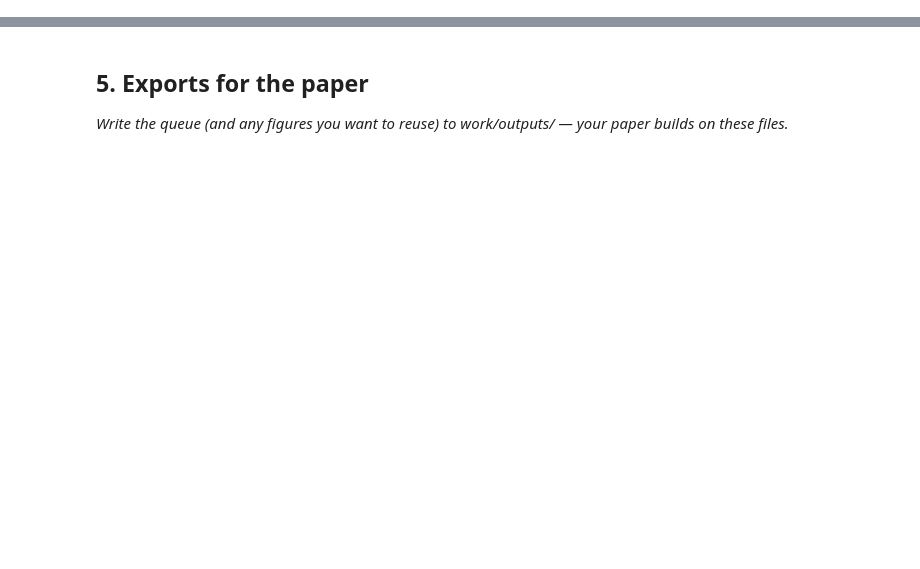
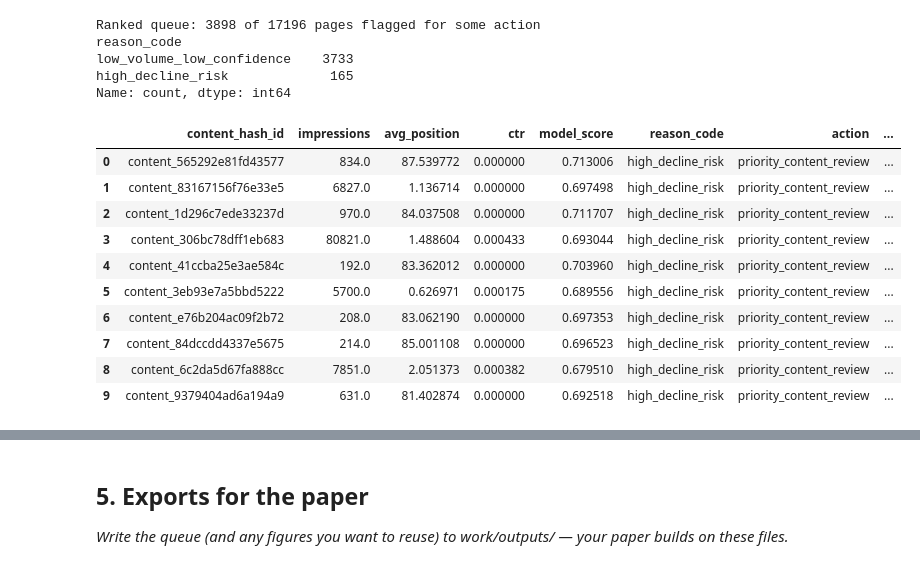
Before and after one commit to sobaannr/FlyRank-Internship, a Jupyter notebook: work/notebooks/w07_action_playbook.ipynb, the cells around one changed output, grey strips where cells are left out. Drawn from its saved outputs; the diff is of its cells as text; code cells hidden in the pictures; blank space fills up the shorter version.

```diff
--- a/work/notebooks/w07_action_playbook.ipynb
+++ b/work/notebooks/w07_action_playbook.ipynb
@@ -12,0 +94,41 @@ This skeleton is yours to fill. Work the sections **in order** — each one has
+# %%
+# This cell is for CODE (numbers, a query, a check).
+# Write your text answer in the cell ABOVE this one — typing sentences here breaks Run All.
+
+tier_std = test_df.groupby("position_tier")["ctr"].transform("std")
+
+def assign_reason(row):
+    if row["model_score"] >= 0.65:
+        return "high_decline_risk"
+    elif row["ctr_gap"] > tier_std[row.name] and row["impressions"] >= 200:  # gap must exceed one std dev of its tier
+        return "ctr_below_tier_expected"
+    elif row["impressions"] < 200 and (row["model_score"] >= 0.45 or row["ctr_gap"] > 0):
+        return "low_volume_low_confidence"
+    else:
+        return "stable_no_action"
+
+test_df["reason_code"] = test_df.apply(assign_reason, axis=1)
+test_df["action"] = test_df["reason_code"].apply(assign_action)
+test_df["combined_score"] = 0.7 * test_df["model_score"] + 0.3 * (test_df["ctr_gap"] * np.log1p(test_df["impressions"]))
+
+queue = test_df[test_df["reason_code"] != "stable_no_action"].sort_values("combined_score", ascending=False).reset_index(drop=True)
+print(f"Ranked queue: {len(queue)} of {len(test_df)} pages flagged for some action")
+print(queue["reason_code"].value_counts())
+queue[["content_hash_id", "impressions", "avg_position", "ctr", "model_score", "reason_code", "action", "combined_score"]].head(10)
+# %% [output]
+Ranked queue: 3898 of 17196 pages flagged for some action
+reason_code
+low_volume_low_confidence    3733
+high_decline_risk             165
+Name: count, dtype: int64
+|  | content_hash_id | impressions | avg_position | ctr | model_score | reason_code | action | ... |
+| 0 | content_565292e81fd43577 | 834.0 | 87.539772 | 0.000000 | 0.713006 | high_decline_risk | priority_content_review | ... |
+| 1 | content_83167156f76e33e5 | 6827.0 | 1.136714 | 0.000000 | 0.697498 | high_decline_risk | priority_content_review | ... |
+| 2 | content_1d296c7ede33237d | 970.0 | 84.037508 | 0.000000 | 0.711707 | high_decline_risk | priority_content_review | ... |
+| 3 | content_306bc78dff1eb683 | 80821.0 | 1.488604 | 0.000433 | 0.693044 | high_decline_risk | priority_content_review | ... |
+| 4 | content_41ccba25e3ae584c | 192.0 | 83.362012 | 0.000000 | 0.703960 | high_decline_risk | priority_content_review | ... |
+| 5 | content_3eb93e7a5bbd5222 | 5700.0 | 0.626971 | 0.000175 | 0.689556 | high_decline_risk | priority_content_review | ... |
+| 6 | content_e76b204ac09f2b72 | 208.0 | 83.062190 | 0.000000 | 0.697353 | high_decline_risk | priority_content_review | ... |
+| 7 | content_84dccdd4337e5675 | 214.0 | 85.001108 | 0.000000 | 0.696523 | high_decline_risk | priority_content_review | ... |
+| 8 | content_6c2da5d67fa888cc | 7851.0 | 2.051373 | 0.000382 | 0.679510 | high_decline_risk | priority_content_review | ... |
+| 9 | content_9379404ad6a194a9 | 631.0 | 81.402874 | 0.000000 | 0.692518 | high_decline_risk | priority_content_review | ... |
```
Also changed, not shown: parts of 19 cells of this notebook.
